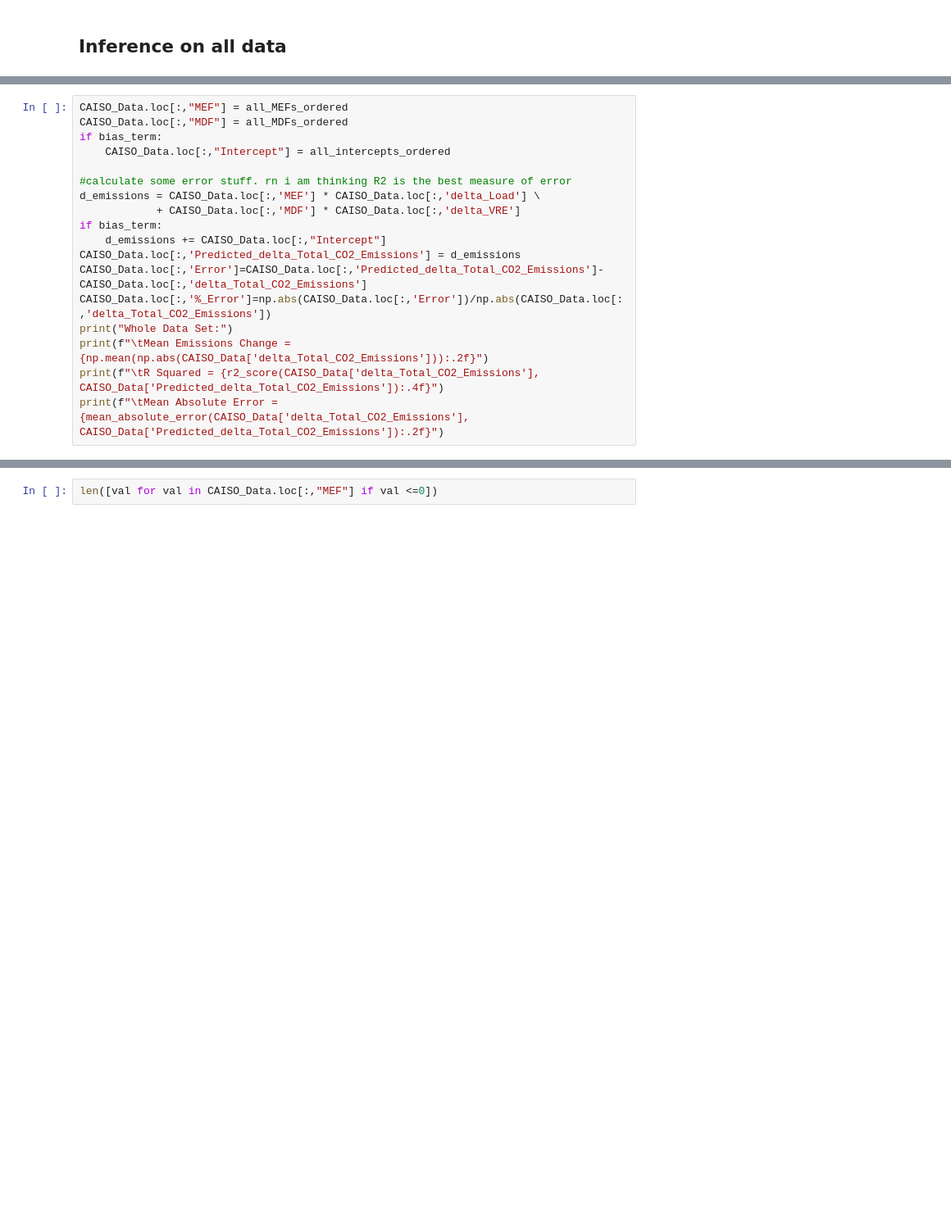
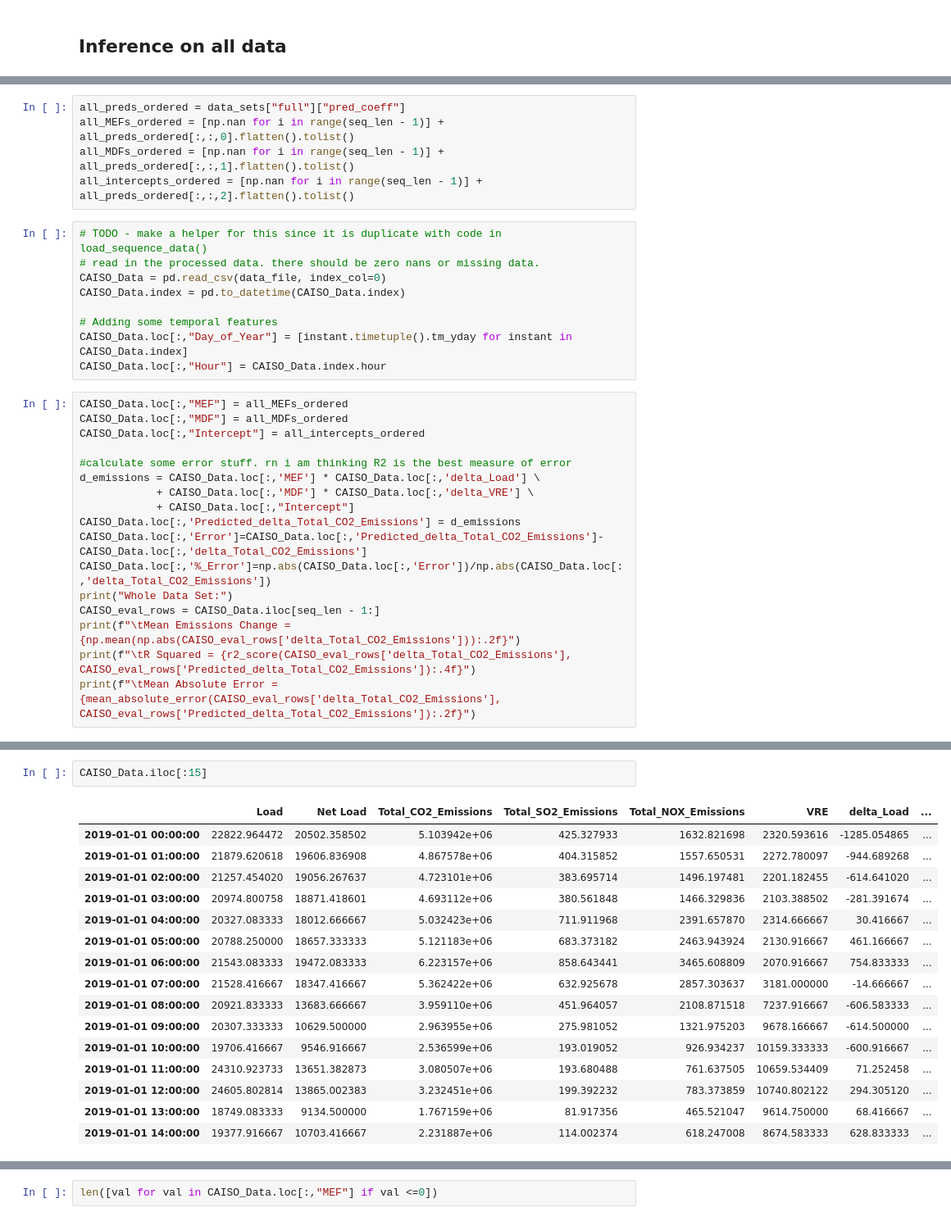
Before and after one commit to S3researchUSC/MEF-Regression, a Jupyter notebook: attention_MEFs.ipynb, the cells around one changed output, grey strips where cells are left out. Shown: that part at 82% size. Cells and saved outputs as stored; diff of their text form; blank space fills up the shorter version.

```diff
--- a/attention_MEFs.ipynb
+++ b/attention_MEFs.ipynb
@@ -387,20 +383,33 @@ all_intercepts_ordered = all_preds_ordered[:,2]
+# %%
+all_preds_ordered = data_sets["full"]["pred_coeff"]
+all_MEFs_ordered = [np.nan for i in range(seq_len - 1)] + all_preds_ordered[:,:,0].flatten().tolist()
+all_MDFs_ordered = [np.nan for i in range(seq_len - 1)] + all_preds_ordered[:,:,1].flatten().tolist()
+all_intercepts_ordered = [np.nan for i in range(seq_len - 1)] + all_preds_ordered[:,:,2].flatten().tolist()
+# %%
+# TODO - make a helper for this since it is duplicate with code in load_sequence_data()
+# read in the processed data. there should be zero nans or missing data.
+CAISO_Data = pd.read_csv(data_file, index_col=0)
+CAISO_Data.index = pd.to_datetime(CAISO_Data.index)
+
+# Adding some temporal features
+CAISO_Data.loc[:,"Day_of_Year"] = [instant.timetuple().tm_yday for instant in CAISO_Data.index]
+CAISO_Data.loc[:,"Hour"] = CAISO_Data.index.hour
 # %%
 CAISO_Data.loc[:,"MEF"] = all_MEFs_ordered
 CAISO_Data.loc[:,"MDF"] = all_MDFs_ordered
-if bias_term:
-    CAISO_Data.loc[:,"Intercept"] = all_intercepts_ordered
+CAISO_Data.loc[:,"Intercept"] = all_intercepts_ordered
 
 #calculate some error stuff. rn i am thinking R2 is the best measure of error
 d_emissions = CAISO_Data.loc[:,'MEF'] * CAISO_Data.loc[:,'delta_Load'] \
-            + CAISO_Data.loc[:,'MDF'] * CAISO_Data.loc[:,'delta_VRE']
-if bias_term:
-    d_emissions += CAISO_Data.loc[:,"Intercept"]
+            + CAISO_Data.loc[:,'MDF'] * CAISO_Data.loc[:,'delta_VRE'] \
+            + CAISO_Data.loc[:,"Intercept"]
 CAISO_Data.loc[:,'Predicted_delta_Total_CO2_Emissions'] = d_emissions
 CAISO_Data.loc[:,'Error']=CAISO_Data.loc[:,'Predicted_delta_Total_CO2_Emissions']-CAISO_Data.loc[:,'delta_Total_CO2_Emissions']
 CAISO_Data.loc[:,'%_Error']=np.abs(CAISO_Data.loc[:,'Error'])/np.abs(CAISO_Data.loc[:,'delta_Total_CO2_Emissions'])
 print("Whole Data Set:")
-print(f"\tMean Emissions Change = {np.mean(np.abs(CAISO_Data['delta_Total_CO2_Emissions'])):.2f}")
-print(f"\tR Squared = {r2_score(CAISO_Data['delta_Total_CO2_Emissions'], CAISO_Data['Predicted_delta_Total_CO2_Emissions']):.4f}")
-print(f"\tMean Absolute Error = {mean_absolute_error(CAISO_Data['delta_Total_CO2_Emissions'], CAISO_Data['Predicted_delta_Total_CO2_Emissions']):.2f}")
+CAISO_eval_rows = CAISO_Data.iloc[seq_len - 1:]
+print(f"\tMean Emissions Change = {np.mean(np.abs(CAISO_eval_rows['delta_Total_CO2_Emissions'])):.2f}")
+print(f"\tR Squared = {r2_score(CAISO_eval_rows['delta_Total_CO2_Emissions'], CAISO_eval_rows['Predicted_delta_Total_CO2_Emissions']):.4f}")
+print(f"\tMean Absolute Error = {mean_absolute_error(CAISO_eval_rows['delta_Total_CO2_Emissions'], CAISO_eval_rows['Predicted_delta_Total_CO2_Emissions']):.2f}")
 # %% [output]
 Whole Data Set:
@@ -420 +419,20 @@ CAISO_Data.head()
+# %%
+CAISO_Data.iloc[:15]
+# %% [output]
+|  | Load | Net Load | Total_CO2_Emissions | Total_SO2_Emissions | Total_NOX_Emissions | VRE | delta_Load | ... |
+| 2019-01-01 00:00:00 | 22822.964472 | 20502.358502 | 5.103942e+06 | 425.327933 | 1632.821698 | 2320.593616 | -1285.054865 | ... |
+| 2019-01-01 01:00:00 | 21879.620618 | 19606.836908 | 4.867578e+06 | 404.315852 | 1557.650531 | 2272.780097 | -944.689268 | ... |
+| 2019-01-01 02:00:00 | 21257.454020 | 19056.267637 | 4.723101e+06 | 383.695714 | 1496.197481 | 2201.182455 | -614.641020 | ... |
+| 2019-01-01 03:00:00 | 20974.800758 | 18871.418601 | 4.693112e+06 | 380.561848 | 1466.329836 | 2103.388502 | -281.391674 | ... |
+| 2019-01-01 04:00:00 | 20327.083333 | 18012.666667 | 5.032423e+06 | 711.911968 | 2391.657870 | 2314.666667 | 30.416667 | ... |
+| 2019-01-01 05:00:00 | 20788.250000 | 18657.333333 | 5.121183e+06 | 683.373182 | 2463.943924 | 2130.916667 | 461.166667 | ... |
+| 2019-01-01 06:00:00 | 21543.083333 | 19472.083333 | 6.223157e+06 | 858.643441 | 3465.608809 | 2070.916667 | 754.833333 | ... |
+| 2019-01-01 07:00:00 | 21528.416667 | 18347.416667 | 5.362422e+06 | 632.925678 | 2857.303637 | 3181.000000 | -14.666667 | ... |
+| 2019-01-01 08:00:00 | 20921.833333 | 13683.666667 | 3.959110e+06 | 451.964057 | 2108.871518 | 7237.916667 | -606.583333 | ... |
+| 2019-01-01 09:00:00 | 20307.333333 | 10629.500000 | 2.963955e+06 | 275.981052 | 1321.975203 | 9678.166667 | -614.500000 | ... |
+| 2019-01-01 10:00:00 | 19706.416667 | 9546.916667 | 2.536599e+06 | 193.019052 | 926.934237 | 10159.333333 | -600.916667 | ... |
+| 2019-01-01 11:00:00 | 24310.923733 | 13651.382873 | 3.080507e+06 | 193.680488 | 761.637505 | 10659.534409 | 71.252458 | ... |
+| 2019-01-01 12:00:00 | 24605.802814 | 13865.002383 | 3.232451e+06 | 199.392232 | 783.373859 | 10740.802122 | 294.305120 | ... |
+| 2019-01-01 13:00:00 | 18749.083333 | 9134.500000 | 1.767159e+06 | 81.917356 | 465.521047 | 9614.750000 | 68.416667 | ... |
+| 2019-01-01 14:00:00 | 19377.916667 | 10703.416667 | 2.231887e+06 | 114.002374 | 618.247008 | 8674.583333 | 628.833333 | ... |
 # %%
```
Also changed, not shown: parts of 37 cells of this notebook, 1 other file.
